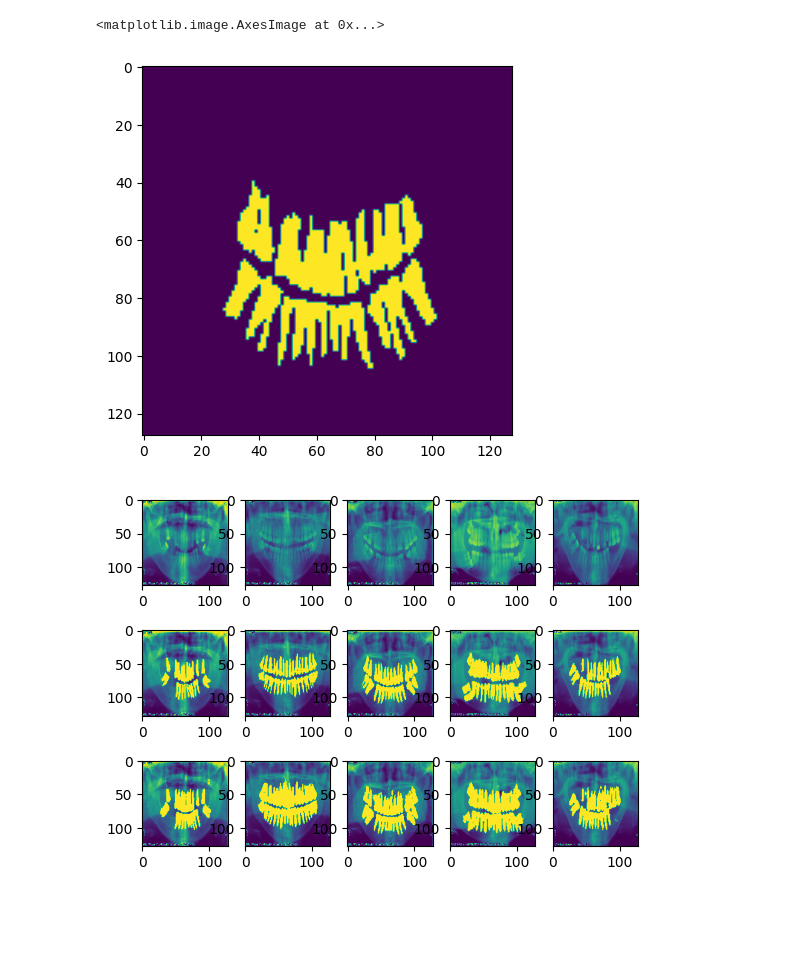
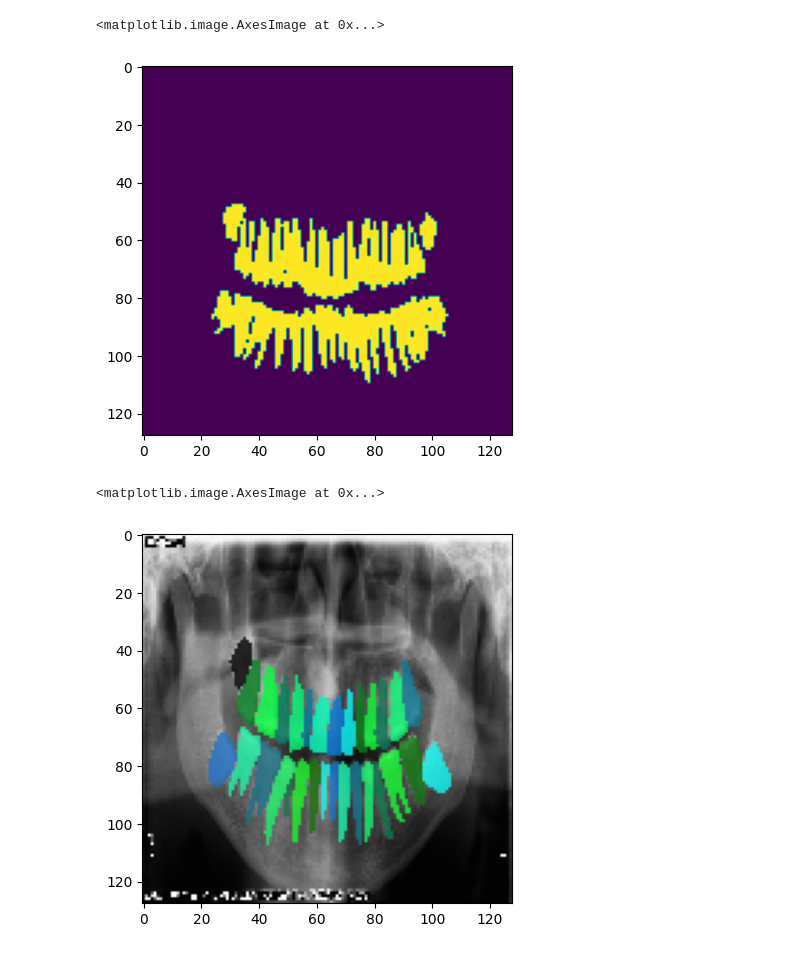
Before and after one commit to AlyxKing/DentSeg, a Jupyter notebook: app/src/dentseg.ipynb, the cells around one changed output. Drawn from its saved outputs; the diff is of its cells as text; code cells hidden in the pictures; blank space fills up the shorter version.

Commit message:
fixed result visualization

```diff
--- a/app/src/dentseg.ipynb
+++ b/app/src/dentseg.ipynb
@@ -7,17 +7,22 @@ from dentsegdataset import *
 #Training from a saved model
 #Specify run used to create original model to continue training
 kw_dict = {
-    'epochs':100,
-    'load_model':False,
-    'eval':False,
+    'epochs':400,
+    'load_model':True,
+    'eval':True,
     'full_model':True,
+    'flat':True,
     #'model_name':'ckpt',
     'dataset_path':'/dentseg/app/dataset',
     'image_size':128,
-    'lr':1e-4,
-    'run_name':'DentSeg_SA_GHOST',
+    'lossfunc':'DISCLOSS',
+    'lr':5e-5,
+    'in_c':1,
+    'out_c':32,
+    'run_name':'DentSeg_sa_multi',
     'batch_size':5,
     'sa':True,
+    'ghost':False,
 }
 model, output = launch(**kw_dict)
 # %% [output]
@@ -47,10 +64,33 @@ plt.imshow(logistic.cdf(output[1][2][3][0]))
 # %%
-plt.imshow(logistic.cdf(output[1][1][3][0]))
+plt.imshow(np.sum(logistic.cdf(output[16][1][3]),axis=0)>16)
 # %% [output]
 <matplotlib.image.AxesImage at 0x...>
-[figure, old version]
+[figure, new version]
 # %%
-display_images(output,3)
+def apply_colored_mask(image, masks, threshold=0.5):
+    """
+    Applies multiple masks to an image, each in a specified color.
+
+    Parameters:
+    - image: The original grayscale image.
+    - masks: A list of masks to apply.
+    - colors: A list of colors corresponding to each mask.
+    - threshold: The threshold for applying the masks.
+
+    Returns:
+    - The image with colored masks applied.
+    """
+    # Ensure the image is in RGBA to overlay colors
+
+    colored_image = cv2.cvtColor(image*255,cv2.COLOR_GRAY2RGB)
+    colored_image = torch.tensor(colored_image).detach().cpu().type(torch.uint8).permute(2,0,1)
+    seg_mask = torch.tensor(logistic.cdf(masks)>threshold).detach().cpu()
+    colored_image = draw_segmentation_masks(colored_image,seg_mask)
+    return colored_image.permute(1,2,0).numpy()
+
+test_image = apply_colored_mask(output[0][0][2][0],output[0][1][2])
+plt.imshow(test_image)
 # %% [output]
+<matplotlib.image.AxesImage at 0x...>
-[figure, old version]
+[figure, new version]
 # %%
```
Also changed, not shown: parts of 7 cells of this notebook, 2 other files.
